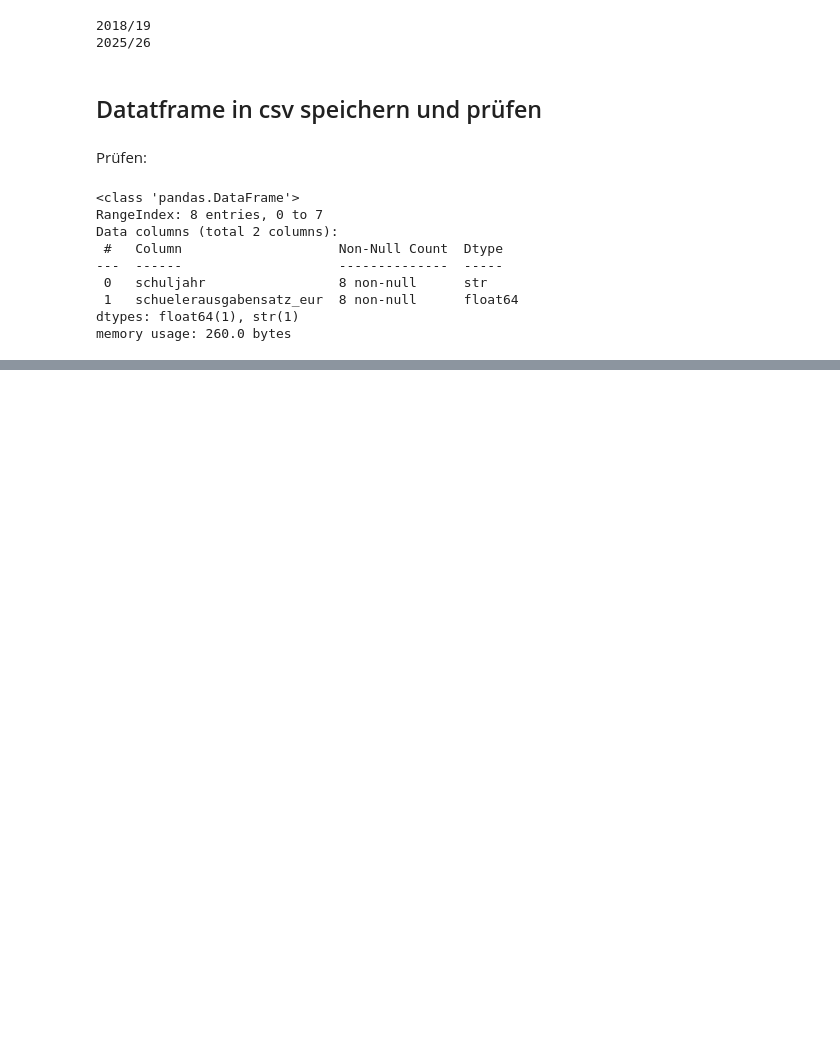
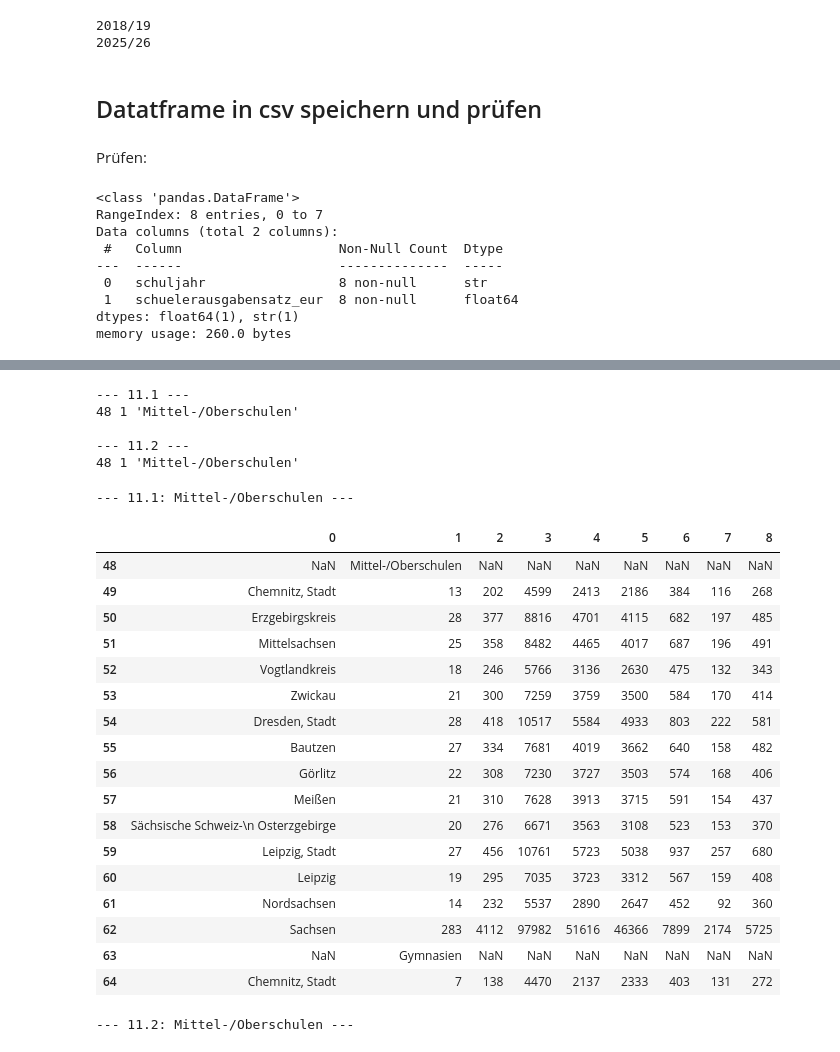
Before and after one commit to AndreR819/PortfolioProjekt, a Jupyter notebook: notebooks/01_daten_verstehen.ipynb, the cells around one changed output, grey strips where cells are left out. Saved outputs shown, nothing was run; the diff lists cells and outputs as text; code cells hidden in the pictures; blank space fills up the shorter version.

```diff
--- a/notebooks/01_daten_verstehen.ipynb
+++ b/notebooks/01_daten_verstehen.ipynb
@@ -889,0 +1407,9 @@ memory usage: 260.0 bytes
+# %%
+for sheet in ["11.1", "11.2", "18.1", "18.2"]:
+    df_test = pd.read_excel(
+        excel_2018,
+        sheet_name=sheet,
+        header=None,
+    )
+
+    print(sheet, "→", df_test.iloc[0, 0])
@@ -889,0 +1423,10 @@ memory usage: 260.0 bytes
+# %%
+for sheet in ["11.1", "11.2"]:
+    df_test = pd.read_excel(
+        excel_2018,
+        sheet_name=sheet,
+        header=None,
+    )
+
+    print(f"\n--- {sheet} ---")
+    display(df_test.tail(10))
@@ -889,0 +1458,53 @@ memory usage: 260.0 bytes
+# %%
+for sheet in ["11.1", "11.2"]:
+    df_test = pd.read_excel(
+        excel_2018,
+        sheet_name=sheet,
+        header=None,
+    )
+
+    print(f"\n--- {sheet} ---")
+
+    for zeile in df_test.index:
+        for spalte in df_test.columns:
+            wert = str(df_test.loc[zeile, spalte])
+
+            if "Oberschul" in wert:
+                print(zeile, spalte, repr(wert))
+# %% [output]
+--- 11.1 ---
+48 1 'Mittel-/Oberschulen'
+
+--- 11.2 ---
+48 1 'Mittel-/Oberschulen'
+# %%
+for sheet in ["11.1", "11.2"]:
+    df_test = pd.read_excel(
+        excel_2018,
+        sheet_name=sheet,
+        header=None,
+    )
+
+    print(f"\n--- {sheet}: Mittel-/Oberschulen ---")
+    display(df_test.iloc[48:65, :9])
+# %% [output]
+--- 11.1: Mittel-/Oberschulen ---
+|  | 0 | 1 | 2 | 3 | 4 | 5 | 6 | 7 | 8 |
+| 48 | NaN | Mittel-/Oberschulen | NaN | NaN | NaN | NaN | NaN | NaN | NaN |
+| 49 | Chemnitz, Stadt | 13 | 202 | 4599 | 2413 | 2186 | 384 | 116 | 268 |
+| 50 | Erzgebirgskreis | 28 | 377 | 8816 | 4701 | 4115 | 682 | 197 | 485 |
+| 51 | Mittelsachsen | 25 | 358 | 8482 | 4465 | 4017 | 687 | 196 | 491 |
+| 52 | Vogtlandkreis | 18 | 246 | 5766 | 3136 | 2630 | 475 | 132 | 343 |
+| 53 | Zwickau | 21 | 300 | 7259 | 3759 | 3500 | 584 | 170 | 414 |
+| 54 | Dresden, Stadt | 28 | 418 | 10517 | 5584 | 4933 | 803 | 222 | 581 |
+| 55 | Bautzen | 27 | 334 | 7681 | 4019 | 3662 | 640 | 158 | 482 |
+| 56 | Görlitz | 22 | 308 | 7230 | 3727 | 3503 | 574 | 168 | 406 |
+| 57 | Meißen | 21 | 310 | 7628 | 3913 | 3715 | 591 | 154 | 437 |
+| 58 | Sächsische Schweiz-\n Osterzgebirge | 20 | 276 | 6671 | 3563 | 3108 | 523 | 153 | 370 |
+| 59 | Leipzig, Stadt | 27 | 456 | 10761 | 5723 | 5038 | 937 | 257 | 680 |
+| 60 | Leipzig | 19 | 295 | 7035 | 3723 | 3312 | 567 | 159 | 408 |
+| 61 | Nordsachsen | 14 | 232 | 5537 | 2890 | 2647 | 452 | 92 | 360 |
+| 62 | Sachsen | 283 | 4112 | 97982 | 51616 | 46366 | 7899 | 2174 | 5725 |
+| 63 | NaN | Gymnasien | NaN | NaN | NaN | NaN | NaN | NaN | NaN |
+| 64 | Chemnitz, Stadt | 7 | 138 | 4470 | 2137 | 2333 | 403 | 131 | 272 |
+--- 11.2: Mittel-/Oberschulen ---
```
Also changed, not shown: parts of 109 cells of this notebook, 16 other files.
